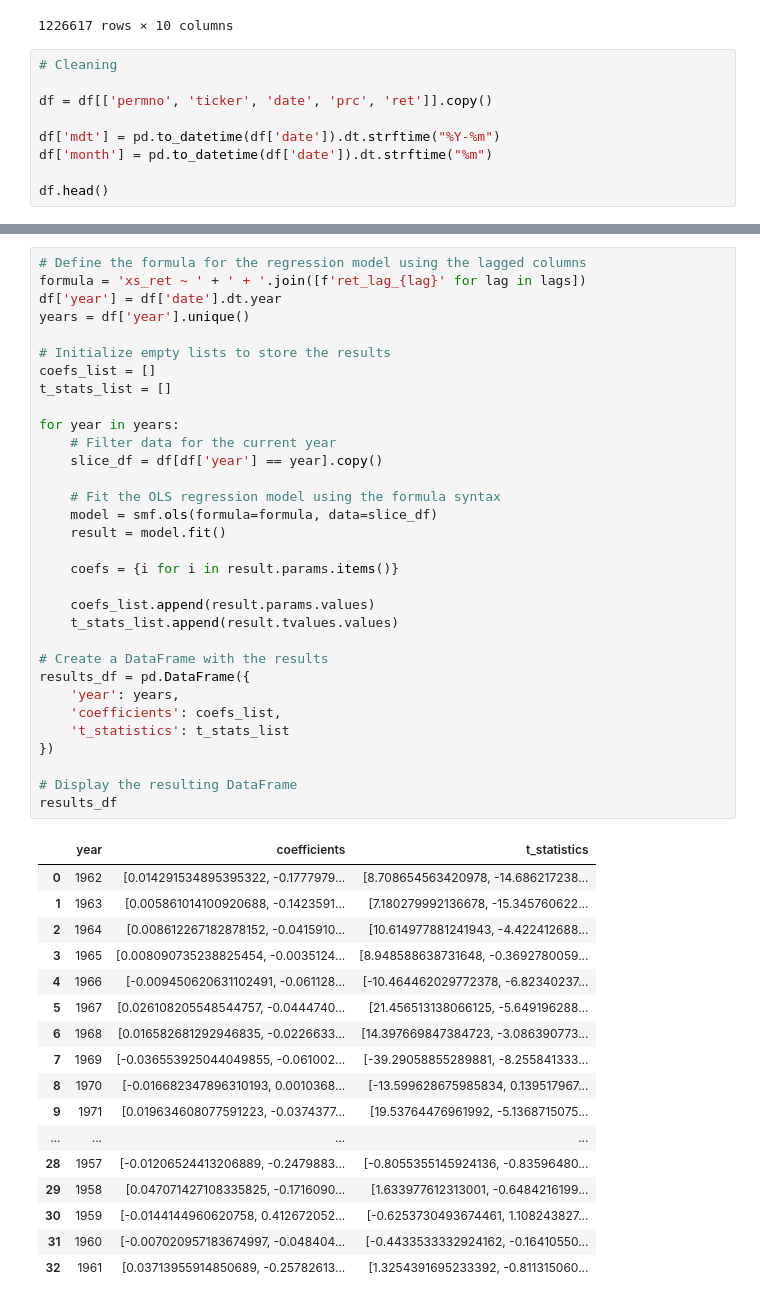
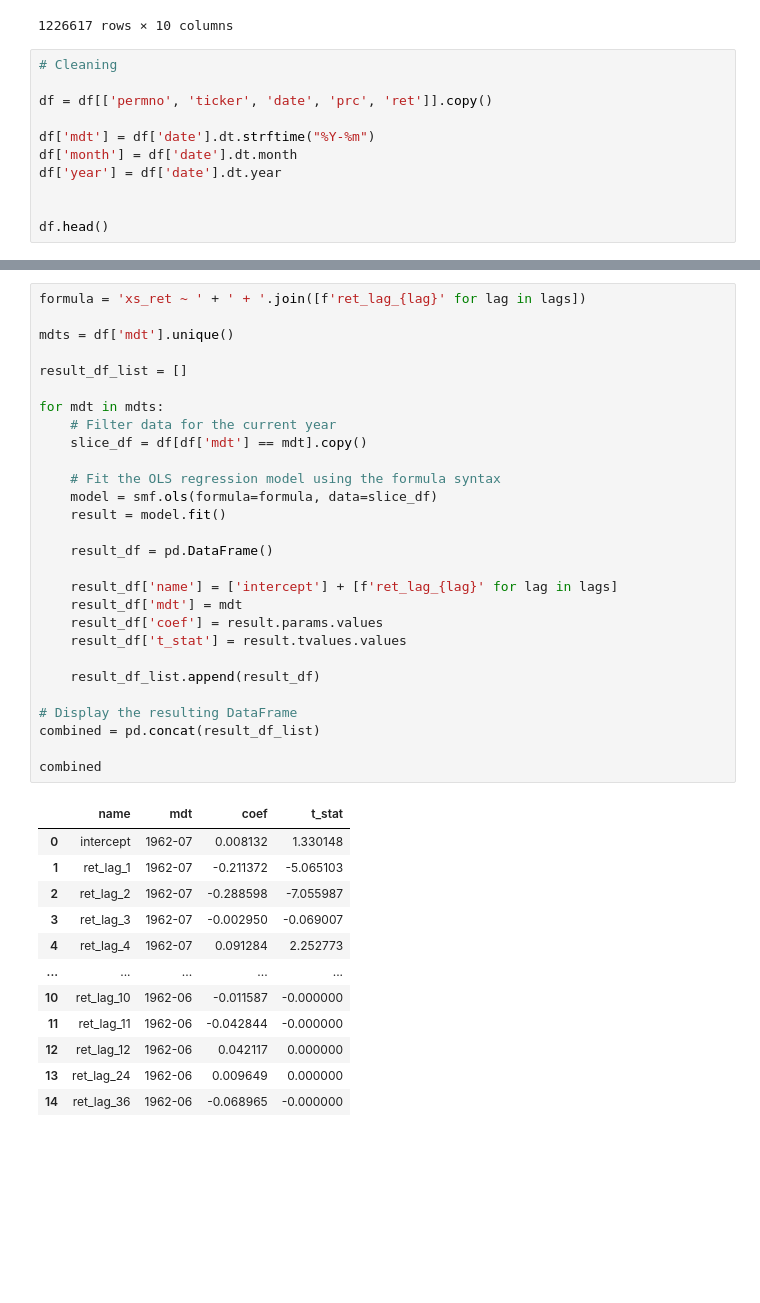
Before and after one commit to andrewhall1124/pairs_trading, a Jupyter notebook: research/notebooks/exp_reversal.ipynb, the cells around one changed output, grey strips where cells are left out. Drawn from its saved outputs; the diff is of its cells as text; blank space fills up the shorter version.

```diff
--- a/research/notebooks/exp_reversal.ipynb
+++ b/research/notebooks/exp_reversal.ipynb
@@ -52,8 +52,10 @@ df
 
 df = df[['permno', 'ticker', 'date', 'prc', 'ret']].copy()
 
-df['mdt'] = pd.to_datetime(df['date']).dt.strftime("%Y-%m")
-df['month'] = pd.to_datetime(df['date']).dt.strftime("%m")
+df['mdt'] = df['date'].dt.strftime("%Y-%m")
+df['month'] = df['date'].dt.month
+df['year'] = df['date'].dt.year
+
 
 df.head()
 # %% [output]
@@ -112,50 +101,41 @@ Name: date, Length: 466866, dtype: datetime64[ns]
 # %%
-# Define the formula for the regression model using the lagged columns
 formula = 'xs_ret ~ ' + ' + '.join([f'ret_lag_{lag}' for lag in lags])
-df['year'] = df['date'].dt.year
-years = df['year'].unique()
 
-# Initialize empty lists to store the results
-coefs_list = []
-t_stats_list = []
+mdts = df['mdt'].unique()
 
-for year in years:
+result_df_list = []
+
+for mdt in mdts:
     # Filter data for the current year
-    slice_df = df[df['year'] == year].copy()
+    slice_df = df[df['mdt'] == mdt].copy()
 
     # Fit the OLS regression model using the formula syntax
     model = smf.ols(formula=formula, data=slice_df)
     result = model.fit()
 
-    coefs = {i for i in result.params.items()}
+    result_df = pd.DataFrame()
 
-    coefs_list.append(result.params.values)
-    t_stats_list.append(result.tvalues.values)
+    result_df['name'] = ['intercept'] + [f'ret_lag_{lag}' for lag in lags]
+    result_df['mdt'] = mdt
+    result_df['coef'] = result.params.values
+    result_df['t_stat'] = result.tvalues.values
 
-# Create a DataFrame with the results
-results_df = pd.DataFrame({
-    'year': years,
-    'coefficients': coefs_list,
-    't_statistics': t_stats_list
-})
+    result_df_list.append(result_df)
 
 # Display the resulting DataFrame
-results_df
+combined = pd.concat(result_df_list)
+
+combined
 # %% [output]
-|  | year | coefficients | t_statistics |
-| 0 | 1962 | [0.014291534895395322, -0.1777979... | [8.708654563420978, -14.686217238... |
-| 1 | 1963 | [0.005861014100920688, -0.1423591... | [7.180279992136678, -15.345760622... |
-| 2 | 1964 | [0.008612267182878152, -0.0415910... | [10.614977881241943, -4.422412688... |
-| 3 | 1965 | [0.008090735238825454, -0.0035124... | [8.948588638731648, -0.3692780059... |
-| 4 | 1966 | [-0.009450620631102491, -0.061128... | [-10.464462029772378, -6.82340237... |
-| 5 | 1967 | [0.026108205548544757, -0.0444740... | [21.456513138066125, -5.649196288... |
-| 6 | 1968 | [0.016582681292946835, -0.0226633... | [14.397669847384723, -3.086390773... |
-| 7 | 1969 | [-0.036553925044049855, -0.061002... | [-39.29058855289881, -8.255841333... |
-| 8 | 1970 | [-0.016682347896310193, 0.0010368... | [-13.599628675985834, 0.139517967... |
-| 9 | 1971 | [0.019634608077591223, -0.0374377... | [19.53764476961992, -5.1368715075... |
-| ... | ... | ... | ... |
-| 28 | 1957 | [-0.01206524413206889, -0.2479883... | [-0.8055355145924136, -0.83596480... |
-| 29 | 1958 | [0.047071427108335825, -0.1716090... | [1.633977612313001, -0.6484216199... |
-| 30 | 1959 | [-0.0144144960620758, 0.412672052... | [-0.6253730493674461, 1.108243827... |
-| 31 | 1960 | [-0.007020957183674997, -0.048404... | [-0.4433533332924162, -0.16410550... |
-| 32 | 1961 | [0.03713955914850689, -0.25782613... | [1.3254391695233392, -0.811315060... |
+|  | name | mdt | coef | t_stat |
+| 0 | intercept | 1962-07 | 0.008132 | 1.330148 |
+| 1 | ret_lag_1 | 1962-07 | -0.211372 | -5.065103 |
+| 2 | ret_lag_2 | 1962-07 | -0.288598 | -7.055987 |
+| 3 | ret_lag_3 | 1962-07 | -0.002950 | -0.069007 |
+| 4 | ret_lag_4 | 1962-07 | 0.091284 | 2.252773 |
+| ... | ... | ... | ... | ... |
+| 10 | ret_lag_10 | 1962-06 | -0.011587 | -0.000000 |
+| 11 | ret_lag_11 | 1962-06 | -0.042844 | -0.000000 |
+| 12 | ret_lag_12 | 1962-06 | 0.042117 | 0.000000 |
+| 13 | ret_lag_24 | 1962-06 | 0.009649 | 0.000000 |
+| 14 | ret_lag_36 | 1962-06 | -0.068965 | -0.000000 |
```
Also changed, not shown: parts of 5 cells of this notebook.
